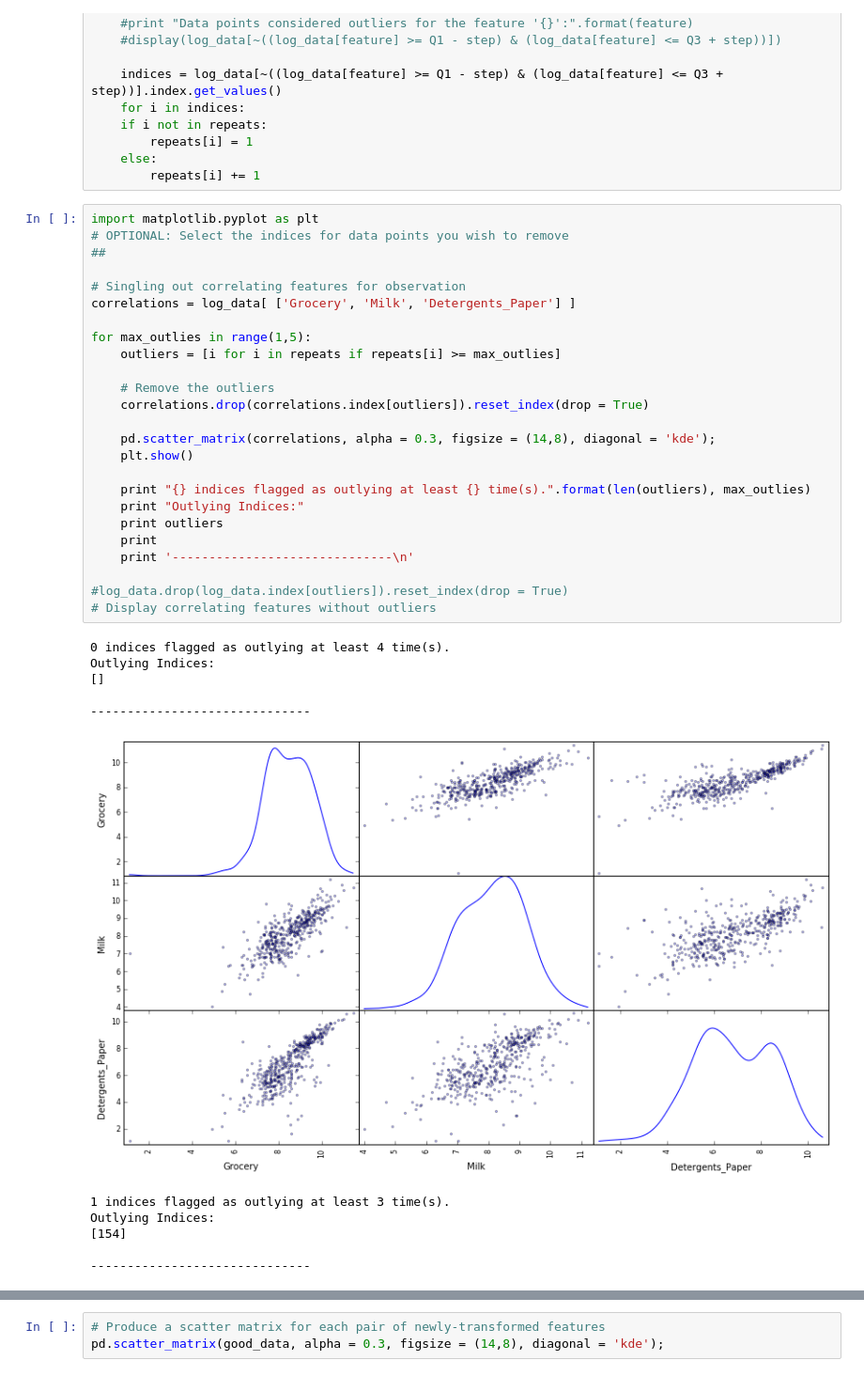
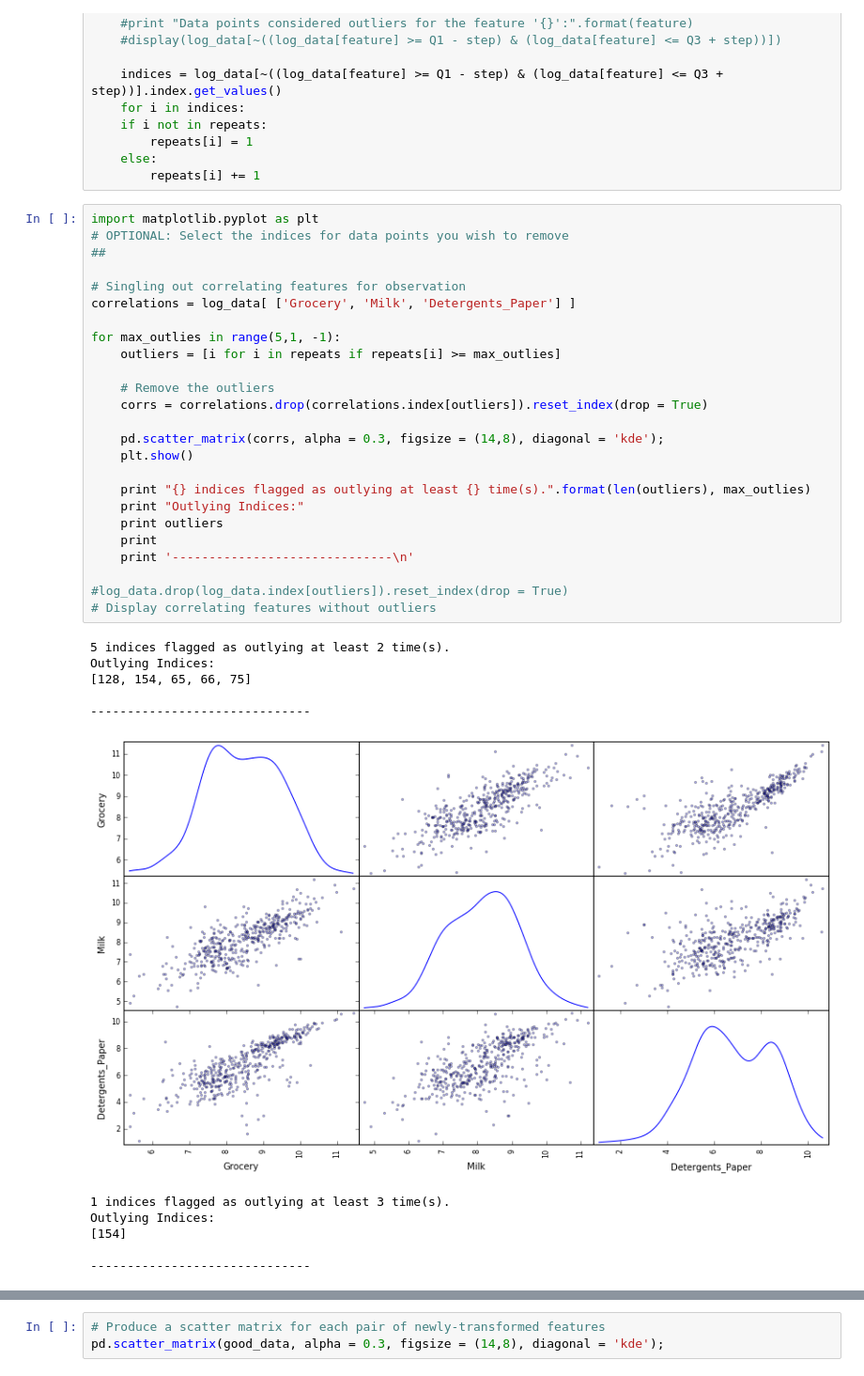
Before and after one commit to bb-blud/Udacity_Machine, a Jupyter notebook: P3/customer_segments.ipynb, the cells around one changed output, grey strips where cells are left out. Shown at 94% size. Cells and saved outputs as stored; diff of their text form.

Commit message:
Corrected logic error in graph_matrix loop

```diff
--- a/P3/customer_segments.ipynb
+++ b/P3/customer_segments.ipynb
@@ -271,35 +271,35 @@ for feature in log_data.keys():
 # %%
 import matplotlib.pyplot as plt
 # OPTIONAL: Select the indices for data points you wish to remove
 ##
 
 # Singling out correlating features for observation
 correlations = log_data[ ['Grocery', 'Milk', 'Detergents_Paper'] ]
 
-for max_outlies in range(1,5):
+for max_outlies in range(5,1, -1):
     outliers = [i for i in repeats if repeats[i] >= max_outlies]
 
     # Remove the outliers
-    correlations.drop(correlations.index[outliers]).reset_index(drop = True)
+    corrs = correlations.drop(correlations.index[outliers]).reset_index(drop = True)
 
-    pd.scatter_matrix(correlations, alpha = 0.3, figsize = (14,8), diagonal = 'kde');
+    pd.scatter_matrix(corrs, alpha = 0.3, figsize = (14,8), diagonal = 'kde');
     plt.show()
 
     print "{} indices flagged as outlying at least {} time(s).".format(len(outliers), max_outlies)
     print "Outlying Indices:"
     print outliers
     print
     print '------------------------------\n'
 
 #log_data.drop(log_data.index[outliers]).reset_index(drop = True)
 # Display correlating features without outliers
 # %% [output]
-0 indices flagged as outlying at least 4 time(s).
+5 indices flagged as outlying at least 2 time(s).
 Outlying Indices:
-[]
+[128, 154, 65, 66, 75]
 
 ------------------------------
-[figure, old version]
+[figure, new version]
 1 indices flagged as outlying at least 3 time(s).
 Outlying Indices:
 [154]
```
Also changed, not shown: parts of 1 cell of this notebook, 1 other file.
